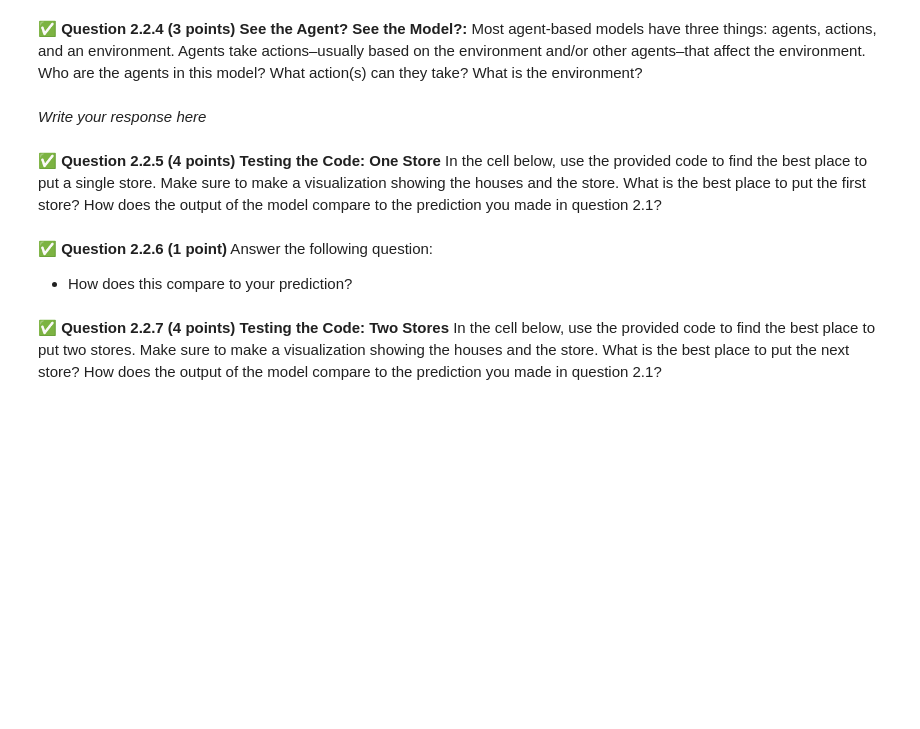
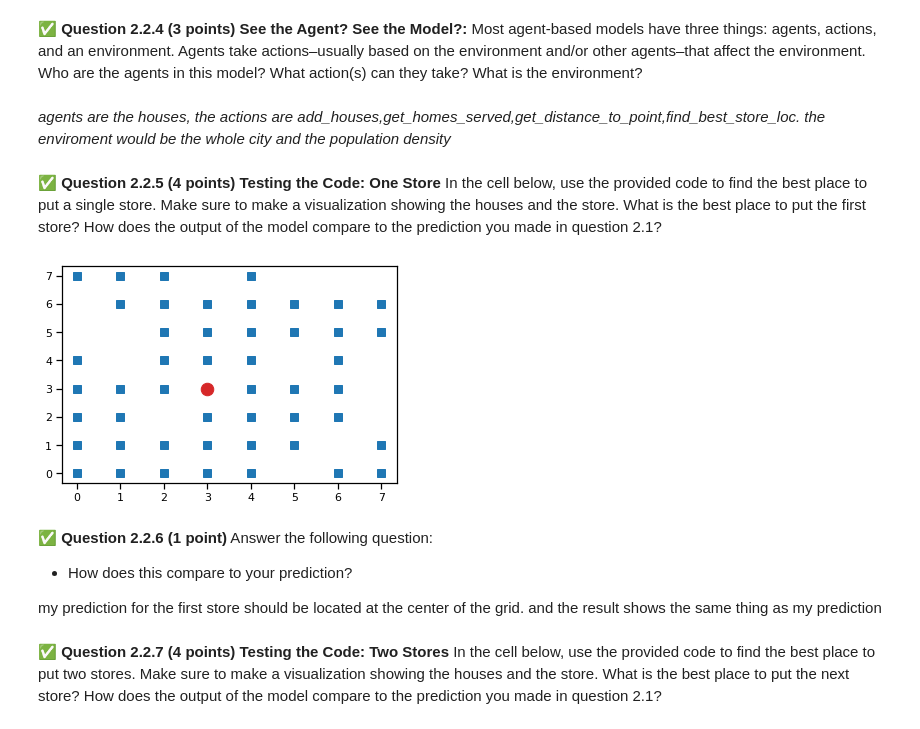
Before and after one commit to Kikuchanw/cmse202-f22-turnin, a Jupyter notebook: hw03,/HW-03_ABMAndGraphTheory-STUDENT.ipynb, the cells around one changed output. Saved outputs shown, nothing was run; the diff lists cells and outputs as text; code cells hidden in the pictures; blank space fills up the shorter version.

```diff
--- a/hw03,/HW-03_ABMAndGraphTheory-STUDENT.ipynb
+++ b/hw03,/HW-03_ABMAndGraphTheory-STUDENT.ipynb
@@ -216,8 +294,8 @@ In the cell below, *copy and paste the code from the file you just downloaded. W
 # %% [markdown]
 &#9989; **Question 2.2.4 (3 points) See the Agent? See the Model?:**
 Most agent-based models have three things: agents, actions, and an environment. Agents take actions–usually based on the environment and/or other agents–that affect the environment. Who are the agents in this model? What action(s) can they take? What is the environment?
-# %% [markdown]
-*Write your response here*
+# %% [markdown]
+*agents are the houses, the actions are add_houses,get_homes_served,get_distance_to_point,find_best_store_loc. the enviroment would be the whole city and the population density*
 # %% [markdown]
 &#9989; **Question 2.2.5 (4 points) Testing the Code: One Store**
 In the cell below, use the provided code to find the best place to put a single store. Make sure to make a visualization showing the houses and the store. What is the best place to put the first store? How does the output of the model compare to the prediction you made in question 2.1?
@@ -226,7 +302,17 @@ In the cell below, use the provided code to find the best place to put a single
+# %%
+# Write your code here
+test = city(8,8,0.8)
+test.find_best_store_loc()
+test.draw()
+# the red point in the plot is the best place to put the first store
+# %% [output]
+[figure, added]
 # %% [markdown]
 &#9989; **Question 2.2.6 (1 point)** Answer the following question:
 
 - How does this compare to your prediction?
+
+my prediction for the first store should be located at the center of the grid. and the result shows the same thing as my prediction
 # %% [markdown]
 &#9989; **Question 2.2.7 (4 points) Testing the Code: Two Stores**
 In the cell below, use the provided code to find the best place to put two stores. Make sure to make a visualization showing the houses and the store. What is the best place to put the next store? How does the output of the model compare to the prediction you made in question 2.1?
```
Also changed, not shown: parts of 13 cells of this notebook.
